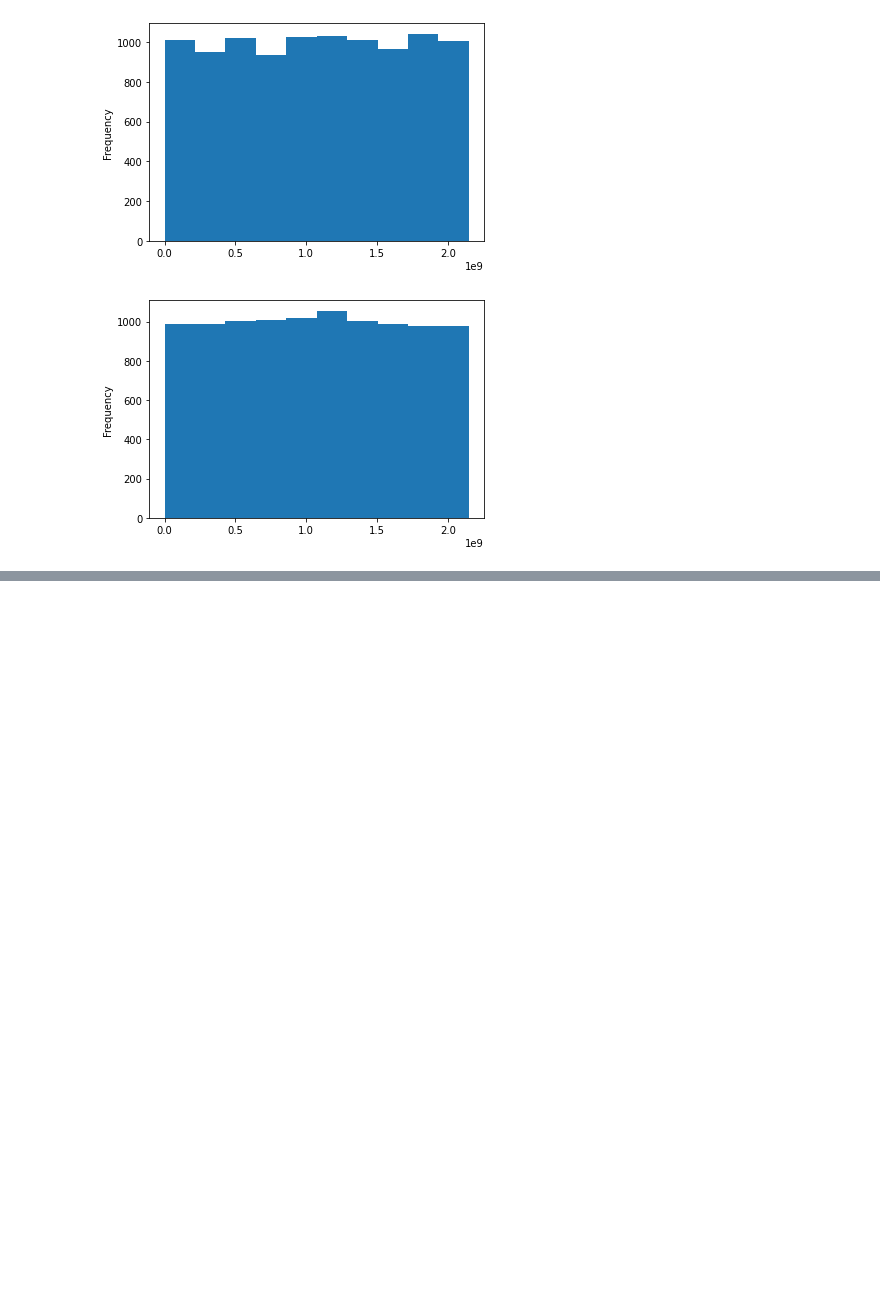
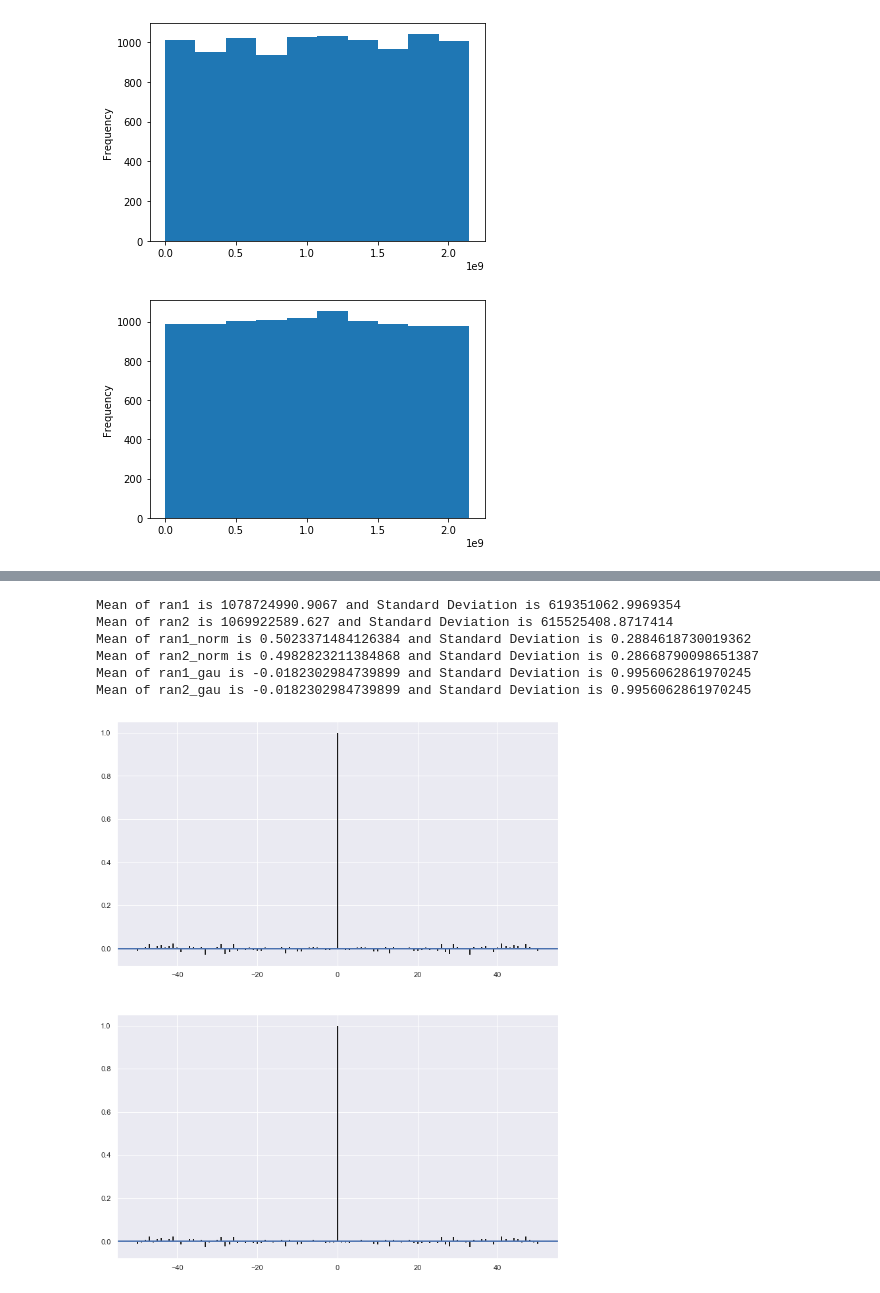
Before and after one commit to DipeshPoudel/MDS-607-MonteCarloMethods, a Jupyter notebook: random_numbers/RandomNumbers.ipynb, the cells around one changed output, grey strips where cells are left out. Saved outputs shown, nothing was run; the diff lists cells and outputs as text; code cells hidden in the pictures; blank space fills up the shorter version.

```diff
--- a/random_numbers/RandomNumbers.ipynb
+++ b/random_numbers/RandomNumbers.ipynb
@@ -99,0 +125,23 @@ sns.displot(df['ran2_gau'])
+# %%
+for column in df.columns:
+    mean = df[column].mean()
+    std = df[column].std()
+    print(f'Mean of {column} is {mean} and Standard Deviation is {std}')
+# %% [output]
+Mean of ran1 is 1078724990.9067 and Standard Deviation is 619351062.9969354
+Mean of ran2 is 1069922589.627 and Standard Deviation is 615525408.8717414
+Mean of ran1_norm is 0.5023371484126384 and Standard Deviation is 0.2884618730019362
+Mean of ran2_norm is 0.4982823211384868 and Standard Deviation is 0.28668790098651387
+Mean of ran1_gau is -0.0182302984739899 and Standard Deviation is 0.9956062861970245
+Mean of ran2_gau is -0.0182302984739899 and Standard Deviation is 0.9956062861970245
+# %%
+fig, [ax1, ax2] = plt.subplots(2, 1,figsize=(12,15))
+ax1.xcorr(df['ran1_gau'], df['ran2_gau'], usevlines=True, maxlags=50, normed=True, lw=2)
+ax1.grid(True)
+
+ax2.acorr(df['ran1_gau'], usevlines=True, normed=True, maxlags=50, lw=2)
+ax2.grid(True)
+
+plt.show()
+# %% [output]
+[figure, added]
```
Also changed, not shown: parts of 9 cells of this notebook.
